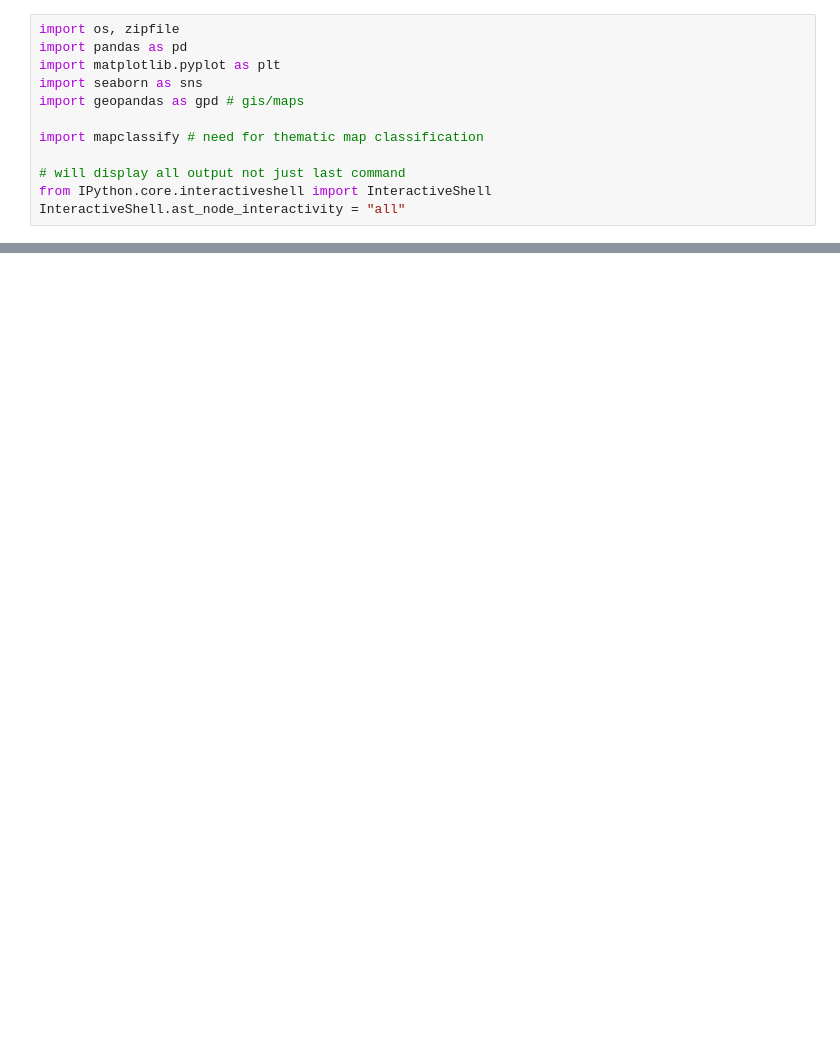
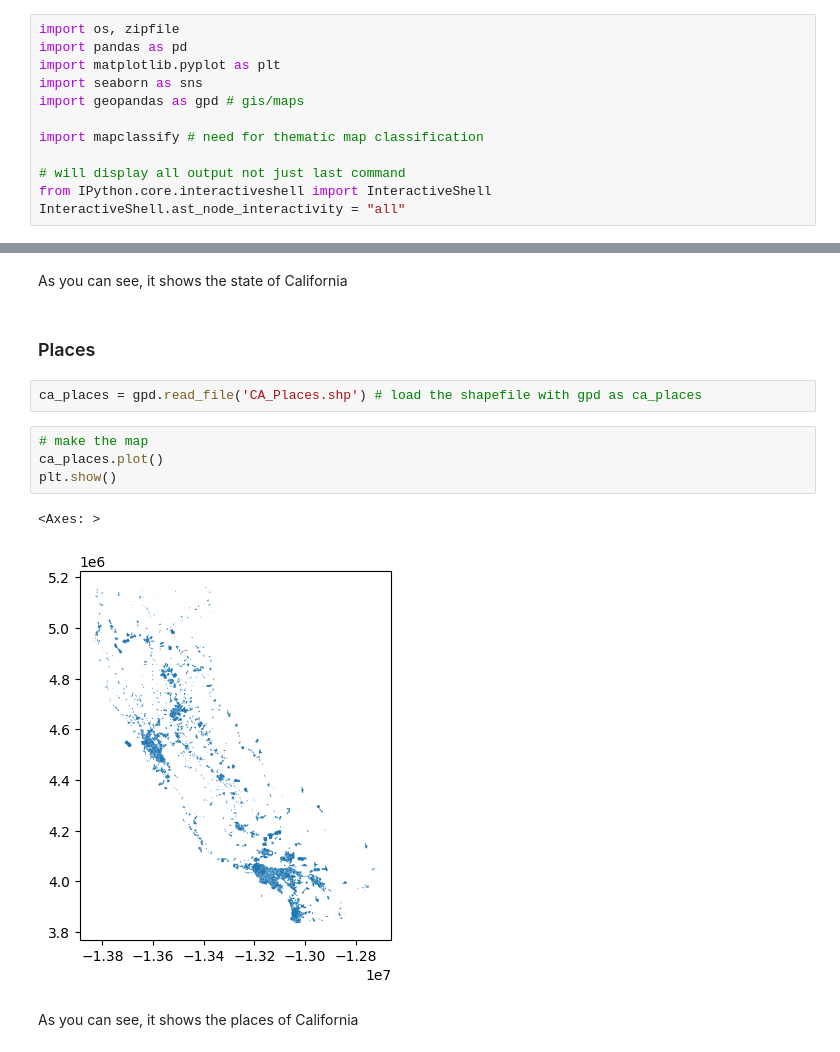
Before and after one commit to HowardChen0211/gisPy, a Jupyter notebook: ProblemSet_0_map.ipynb, the cells around one changed output, grey strips where cells are left out. Saved outputs shown, nothing was run; the diff lists cells and outputs as text; blank space fills up the shorter version.

```diff
--- a/ProblemSet_0_map.ipynb
+++ b/ProblemSet_0_map.ipynb
@@ -66,0 +103,15 @@ plt.show()
+# %% [markdown]
+As you can see, it shows the state of California
+# %% [markdown]
+### Places
+# %%
+ca_places = gpd.read_file('CA_Places.shp') # load the shapefile with gpd as ca_places
+# %%
+# make the map
+ca_places.plot()
+plt.show()
+# %% [output]
+<Axes: >
+[figure, added]
+# %% [markdown]
+As you can see, it shows the places of California
```
Also changed, not shown: parts of 17 cells of this notebook.
